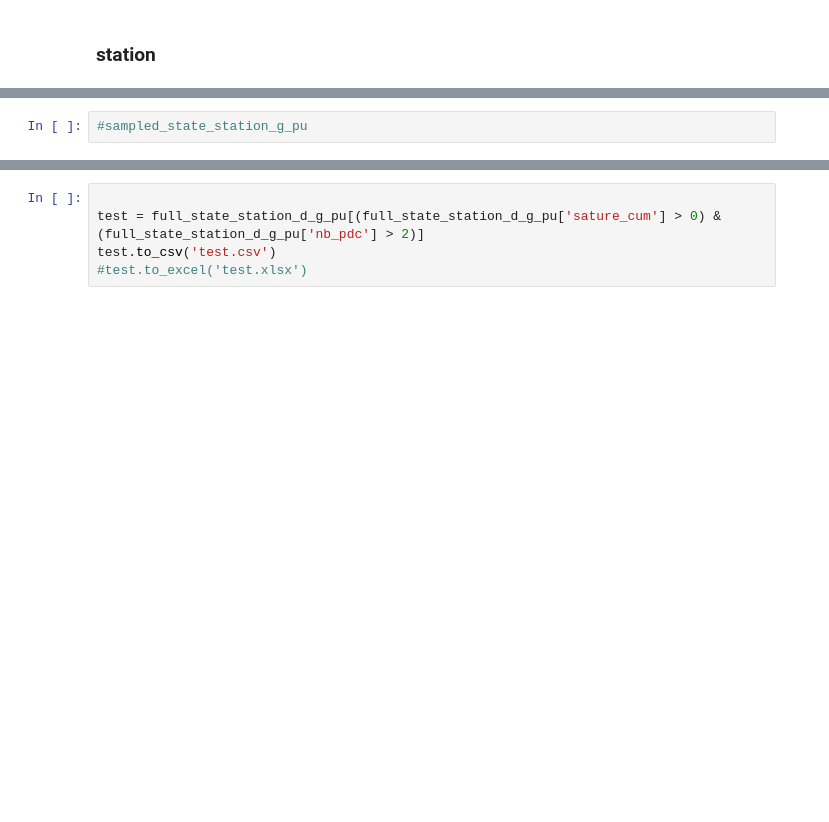
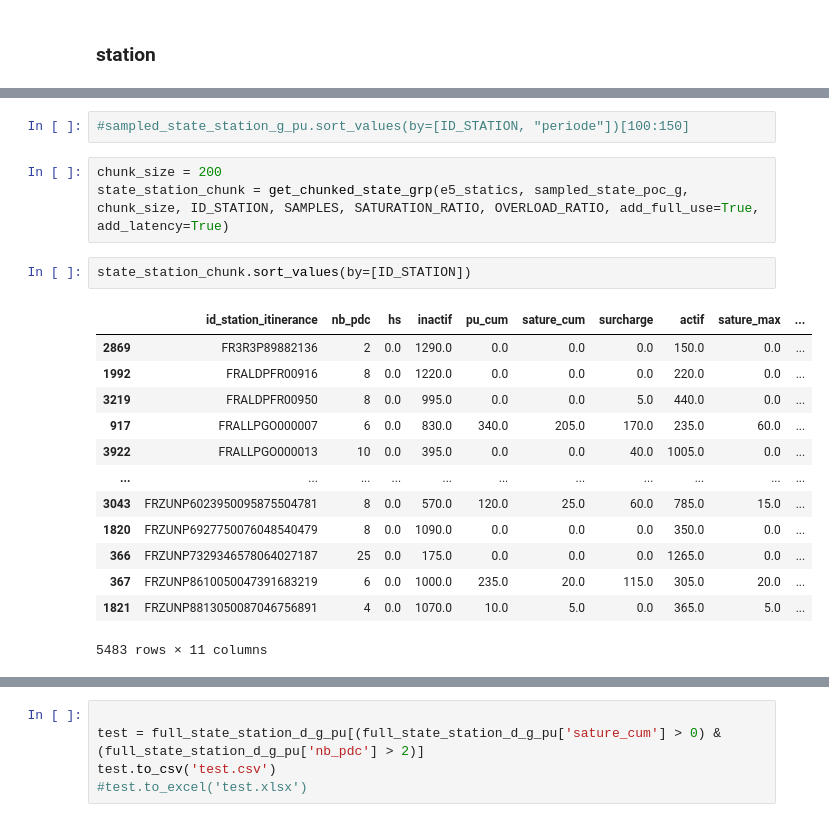
Before and after one commit to loco-labs/qualicharge-rtet, a Jupyter notebook: saturation/source/tests_global.ipynb, the cells around one changed output, grey strips where cells are left out. Saved outputs shown, nothing was run; the diff lists cells and outputs as text; blank space fills up the shorter version.

Commit message:
bug + chunk grp

```diff
--- a/saturation/source/tests_global.ipynb
+++ b/saturation/source/tests_global.ipynb
@@ -255,5 +289,24 @@ print(len(sampled_state_station_g_pu))
 # %%
-#sampled_state_station_g_pu
+#sampled_state_station_g_pu.sort_values(by=[ID_STATION, "periode"])[100:150]
+# %%
+chunk_size = 200
+state_station_chunk = get_chunked_state_grp(e5_statics, sampled_state_poc_g, chunk_size, ID_STATION, SAMPLES, SATURATION_RATIO, OVERLOAD_RATIO, add_full_use=True, add_latency=True)
+# %%
+state_station_chunk.sort_values(by=[ID_STATION])
+# %% [output]
+|  | id_station_itinerance | nb_pdc | hs | inactif | pu_cum | sature_cum | surcharge | actif | sature_max | ... |
+| 2869 | FR3R3P89882136 | 2 | 0.0 | 1290.0 | 0.0 | 0.0 | 0.0 | 150.0 | 0.0 | ... |
+| 1992 | FRALDPFR00916 | 8 | 0.0 | 1220.0 | 0.0 | 0.0 | 0.0 | 220.0 | 0.0 | ... |
+| 3219 | FRALDPFR00950 | 8 | 0.0 | 995.0 | 0.0 | 0.0 | 5.0 | 440.0 | 0.0 | ... |
+| 917 | FRALLPGO000007 | 6 | 0.0 | 830.0 | 340.0 | 205.0 | 170.0 | 235.0 | 60.0 | ... |
+| 3922 | FRALLPGO000013 | 10 | 0.0 | 395.0 | 0.0 | 0.0 | 40.0 | 1005.0 | 0.0 | ... |
+| ... | ... | ... | ... | ... | ... | ... | ... | ... | ... | ... |
+| 3043 | FRZUNP6023950095875504781 | 8 | 0.0 | 570.0 | 120.0 | 25.0 | 60.0 | 785.0 | 15.0 | ... |
+| 1820 | FRZUNP6927750076048540479 | 8 | 0.0 | 1090.0 | 0.0 | 0.0 | 0.0 | 350.0 | 0.0 | ... |
+| 366 | FRZUNP7329346578064027187 | 25 | 0.0 | 175.0 | 0.0 | 0.0 | 0.0 | 1265.0 | 0.0 | ... |
+| 367 | FRZUNP8610050047391683219 | 6 | 0.0 | 1000.0 | 235.0 | 20.0 | 115.0 | 305.0 | 20.0 | ... |
+| 1821 | FRZUNP8813050087046756891 | 4 | 0.0 | 1070.0 | 10.0 | 5.0 | 0.0 | 365.0 | 5.0 | ... |
+5483 rows × 11 columns
 # %%
 state_station_d_g_pu = to_state_grp_d(sampled_state_station_g_pu, ID_STATION, SAMPLES)
 full_state_station_d_g_pu = pd.merge(state_station_d_g_pu, info_sessions_stations, on=ID_STATION, how='left').fillna(0)
```
Also changed, not shown: parts of 19 cells of this notebook, 1 other file.
